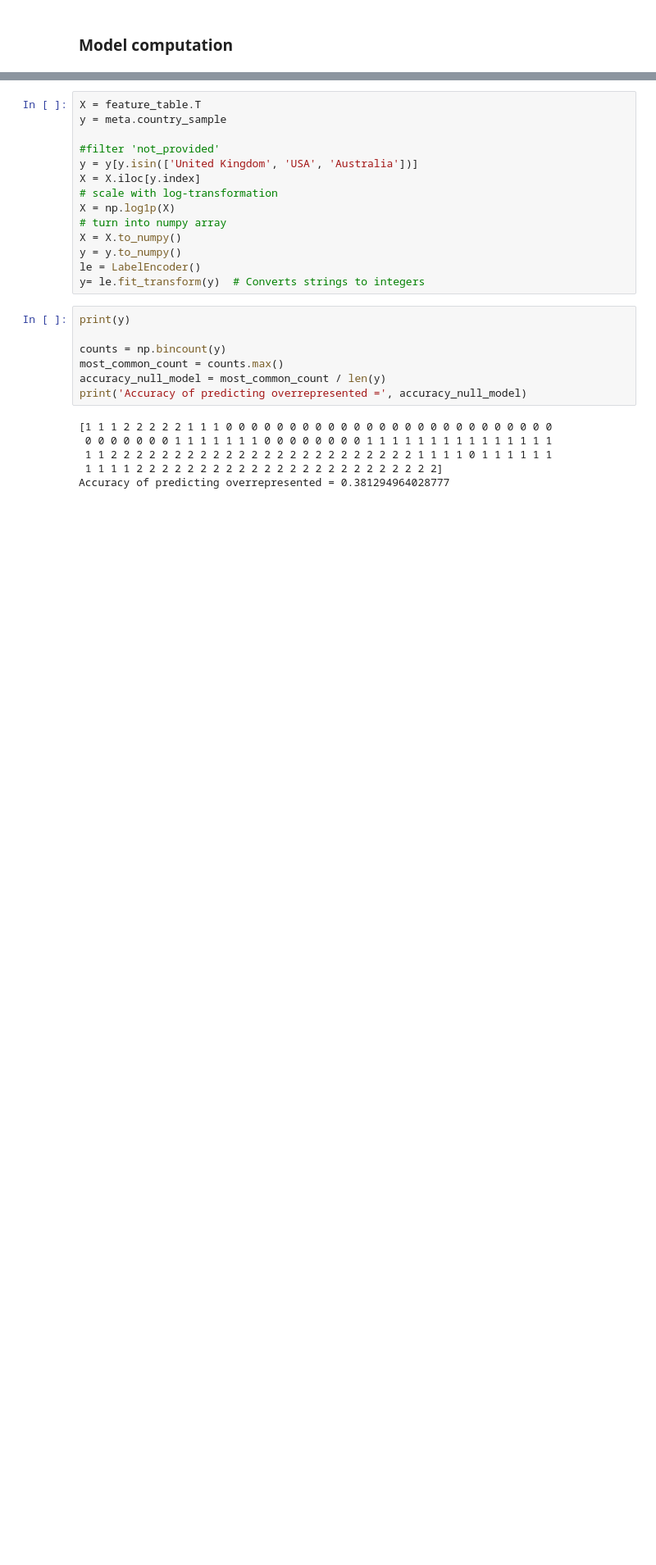
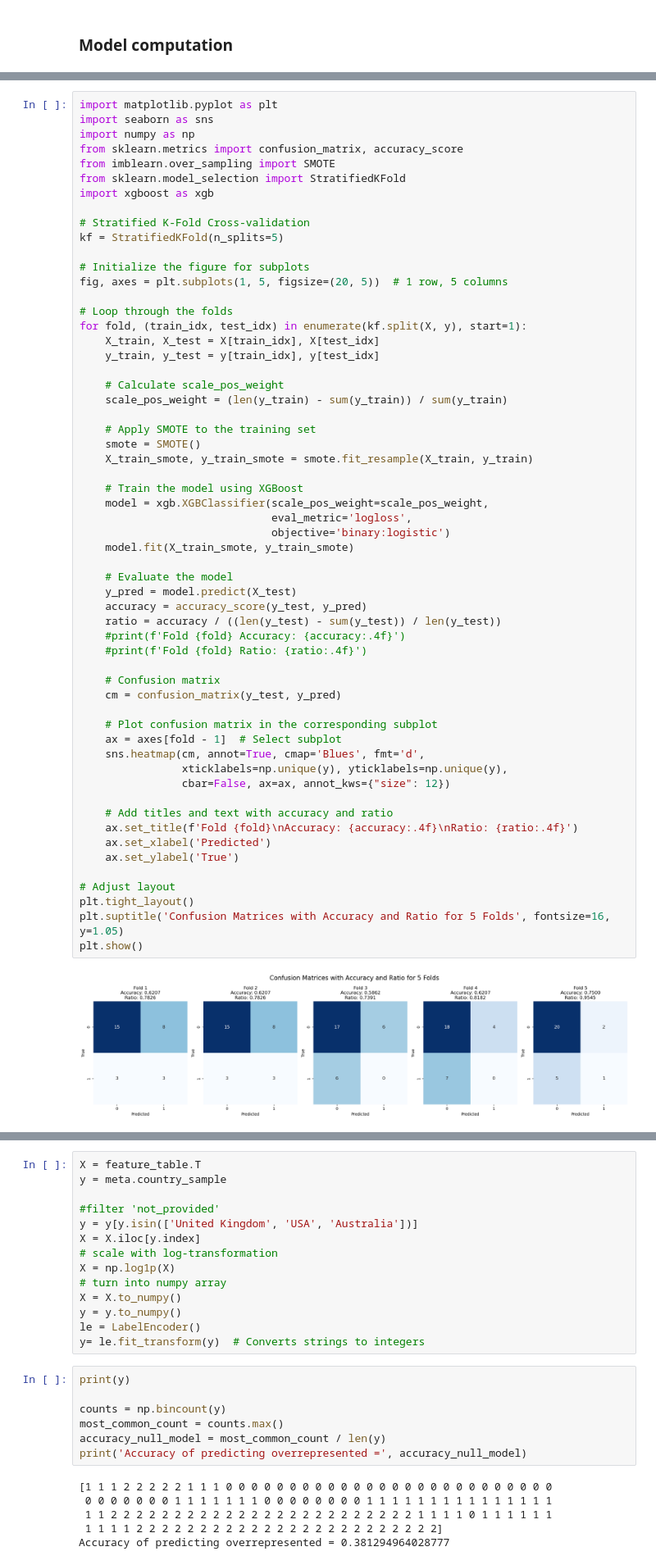
Before and after one commit to JRudyRay/FunGut2, a Jupyter notebook: full-pipeline/07_machine_learning.ipynb, the cells around one changed output, grey strips where cells are left out. Shown: that part at 82% size. Cells and saved outputs as stored; diff of their text form; blank space fills up the shorter version.

```diff
--- a/full-pipeline/07_machine_learning.ipynb
+++ b/full-pipeline/07_machine_learning.ipynb
@@ -229,0 +253,60 @@ Predicted class distribution: {0: 24, 1: 4}
+# %%
+import matplotlib.pyplot as plt
+import seaborn as sns
+import numpy as np
+from sklearn.metrics import confusion_matrix, accuracy_score
+from imblearn.over_sampling import SMOTE
+from sklearn.model_selection import StratifiedKFold
+import xgboost as xgb
+
+# Stratified K-Fold Cross-validation
+kf = StratifiedKFold(n_splits=5)
+
+# Initialize the figure for subplots
+fig, axes = plt.subplots(1, 5, figsize=(20, 5))  # 1 row, 5 columns
+
+# Loop through the folds
+for fold, (train_idx, test_idx) in enumerate(kf.split(X, y), start=1):
+    X_train, X_test = X[train_idx], X[test_idx]
+    y_train, y_test = y[train_idx], y[test_idx]
+
+    # Calculate scale_pos_weight
+    scale_pos_weight = (len(y_train) - sum(y_train)) / sum(y_train)
+
+    # Apply SMOTE to the training set
+    smote = SMOTE()
+    X_train_smote, y_train_smote = smote.fit_resample(X_train, y_train)
+
+    # Train the model using XGBoost
+    model = xgb.XGBClassifier(scale_pos_weight=scale_pos_weight,
+                              eval_metric='logloss',
+                              objective='binary:logistic')
+    model.fit(X_train_smote, y_train_smote)
+
+    # Evaluate the model
+    y_pred = model.predict(X_test)
+    accuracy = accuracy_score(y_test, y_pred)
+    ratio = accuracy / ((len(y_test) - sum(y_test)) / len(y_test))
+    #print(f'Fold {fold} Accuracy: {accuracy:.4f}')
+    #print(f'Fold {fold} Ratio: {ratio:.4f}')
+
+    # Confusion matrix
+    cm = confusion_matrix(y_test, y_pred)
+
+    # Plot confusion matrix in the corresponding subplot
+    ax = axes[fold - 1]  # Select subplot
+    sns.heatmap(cm, annot=True, cmap='Blues', fmt='d',
+                xticklabels=np.unique(y), yticklabels=np.unique(y),
+                cbar=False, ax=ax, annot_kws={"size": 12})
+
+    # Add titles and text with accuracy and ratio
+    ax.set_title(f'Fold {fold}\nAccuracy: {accuracy:.4f}\nRatio: {ratio:.4f}')
+    ax.set_xlabel('Predicted')
+    ax.set_ylabel('True')
+
+# Adjust layout
+plt.tight_layout()
+plt.suptitle('Confusion Matrices with Accuracy and Ratio for 5 Folds', fontsize=16, y=1.05)
+plt.show()
+# %% [output]
+[figure, added]
```
Also changed, not shown: parts of 29 cells of this notebook, 54 other files.
